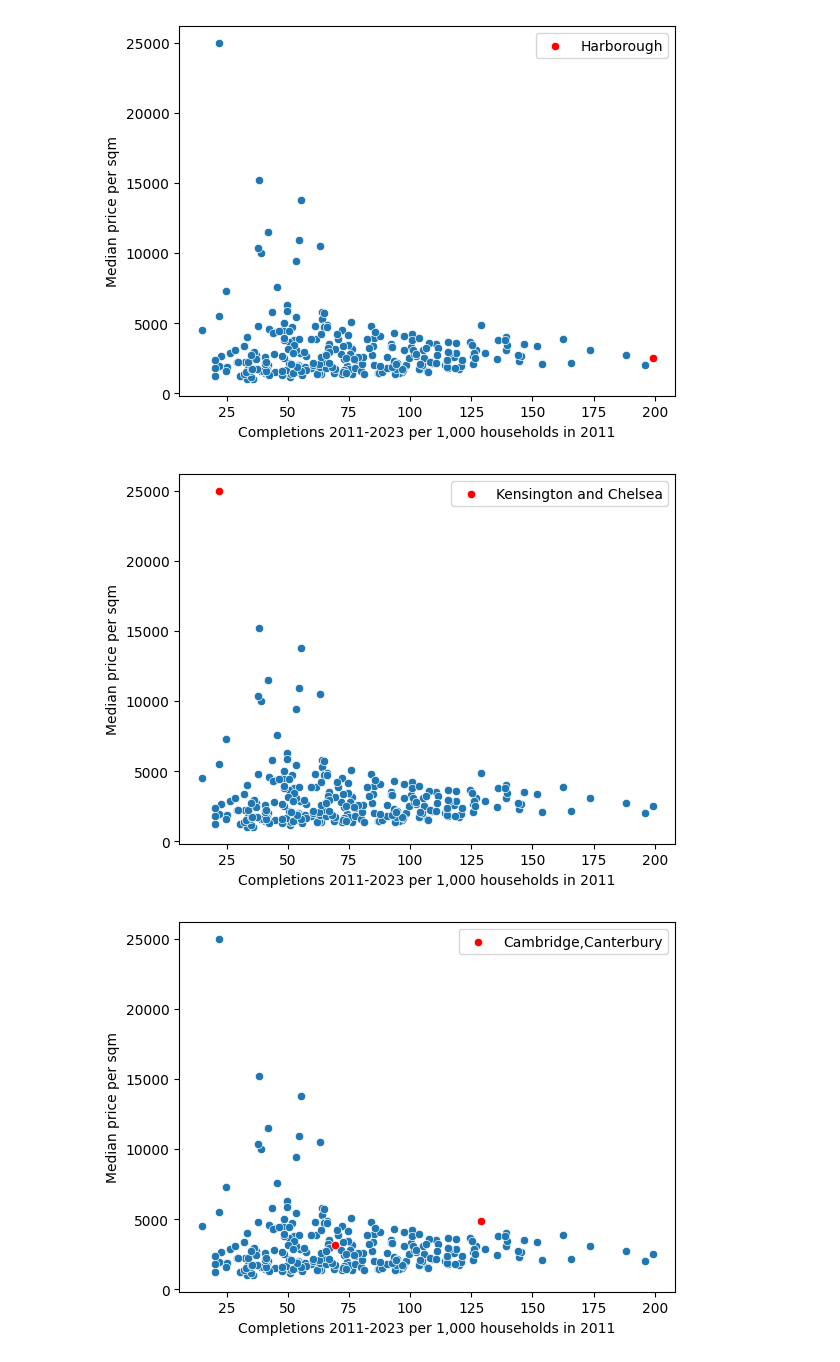
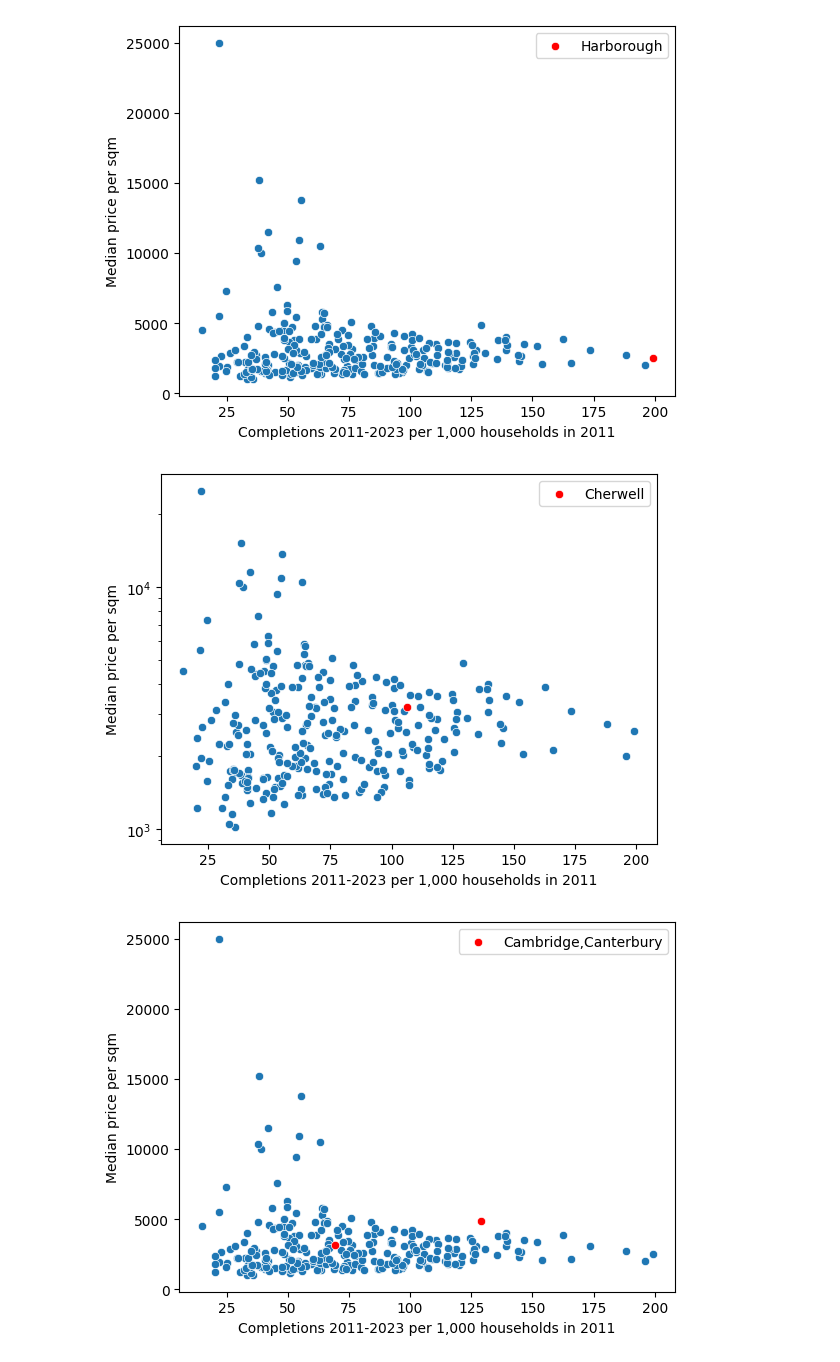
Before and after one commit to jamierumbelow/housing-completions-vs-price-per-square-metre-by-local-authority, a Jupyter notebook: main.ipynb, the cells around one changed output. Drawn from its saved outputs; the diff is of its cells as text; code cells hidden in the pictures.

```diff
--- a/main.ipynb
+++ b/main.ipynb
@@ -308,12 +330,14 @@ plt.show()
 # %% [output]
 [figure]
 # %%
-def highlight_specific_la(name):
+def highlight_specific_la(name, log=False):
   sns.scatterplot(x='completions_per_1000_households', y='median_price_per_sqm', data=processed_df[processed_df[AUTHORITY_NAME] != name])
   sns.scatterplot(x='completions_per_1000_households', y='median_price_per_sqm', color='red', data=processed_df[processed_df[AUTHORITY_NAME] == name], label=name)
   plt.xlabel('Completions 2011-2023 per 1,000 households in 2011')
   plt.ylabel('Median price per sqm')
   plt.legend()
+  if log:
+    plt.yscale('log')
   return plt.show()
 
 def highlight_specific_las(names):
@@ -328,10 +352,10 @@ def highlight_specific_las(names):
 highlight_specific_la('Harborough')
 # %% [output]
 [figure]
-# %%
-highlight_specific_la('Kensington and Chelsea')
-# %% [output]
-[figure, removed]
+# %%
+highlight_specific_la('Cherwell', log=True)
+# %% [output]
+[figure, added]
 # %%
 highlight_specific_las(['Cambridge', 'Canterbury'])
 # %% [output]
```
Also changed, not shown: parts of 4 cells of this notebook.
